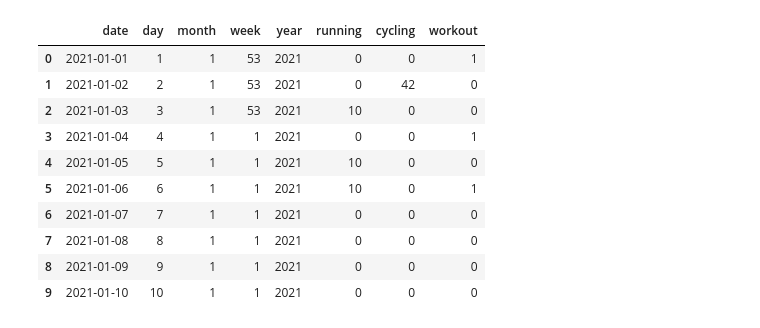
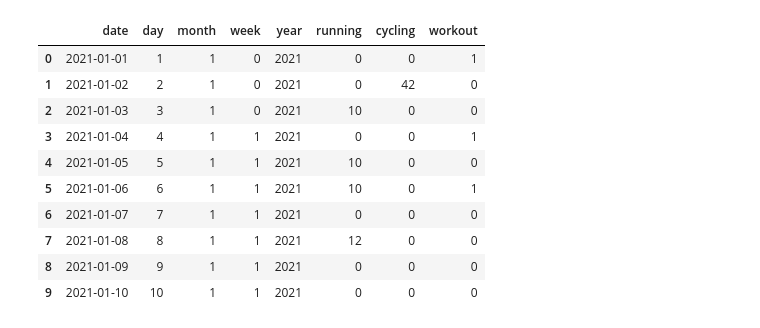
Before and after one commit to odartsi/Sports_analysis_2021, a Jupyter notebook: Sports_calendar_2021.ipynb, the cells around one changed output. Drawn from its saved outputs; the diff is of its cells as text; code cells hidden in the pictures.

```diff
--- a/Sports_calendar_2021.ipynb
+++ b/Sports_calendar_2021.ipynb
@@ -1,22 +1,23 @@
 # %%
-import pandas
+import pandas as pd
 data=pd.read_csv('sports_calendar_2021.csv')
 today = pd.to_datetime("today")
 day=today.date()
-data.running=data.running.replace(data.running[df.date==str(day)],10)
-data.cycling=data.cycling.replace(data.cycling[df.date==str(day)],0)
-data.workout=data.workout.replace(data.workout[df.date==str(day)],1)
+data.running=data.running.replace(data.running[data.date==str(day)],12)
+data.cycling=data.cycling.replace(data.cycling[data.date==str(day)],0)
+data.workout=data.workout.replace(data.workout[data.date==str(day)],0)
+data.week=data.week.replace(53,0)
 data.to_csv('sports_calendar_2021.csv',index=0)
 data.head(10)
 # %% [output]
 |  | date | day | month | week | year | running | cycling | workout |
-| 0 | 2021-01-01 | 1 | 1 | 53 | 2021 | 0 | 0 | 1 |
-| 1 | 2021-01-02 | 2 | 1 | 53 | 2021 | 0 | 42 | 0 |
-| 2 | 2021-01-03 | 3 | 1 | 53 | 2021 | 10 | 0 | 0 |
+| 0 | 2021-01-01 | 1 | 1 | 0 | 2021 | 0 | 0 | 1 |
+| 1 | 2021-01-02 | 2 | 1 | 0 | 2021 | 0 | 42 | 0 |
+| 2 | 2021-01-03 | 3 | 1 | 0 | 2021 | 10 | 0 | 0 |
 | 3 | 2021-01-04 | 4 | 1 | 1 | 2021 | 0 | 0 | 1 |
 | 4 | 2021-01-05 | 5 | 1 | 1 | 2021 | 10 | 0 | 0 |
 | 5 | 2021-01-06 | 6 | 1 | 1 | 2021 | 10 | 0 | 1 |
 | 6 | 2021-01-07 | 7 | 1 | 1 | 2021 | 0 | 0 | 0 |
-| 7 | 2021-01-08 | 8 | 1 | 1 | 2021 | 0 | 0 | 0 |
+| 7 | 2021-01-08 | 8 | 1 | 1 | 2021 | 12 | 0 | 0 |
 | 8 | 2021-01-09 | 9 | 1 | 1 | 2021 | 0 | 0 | 0 |
 | 9 | 2021-01-10 | 10 | 1 | 1 | 2021 | 0 | 0 | 0 |
```
Also changed, not shown: parts of 6 cells of this notebook.
